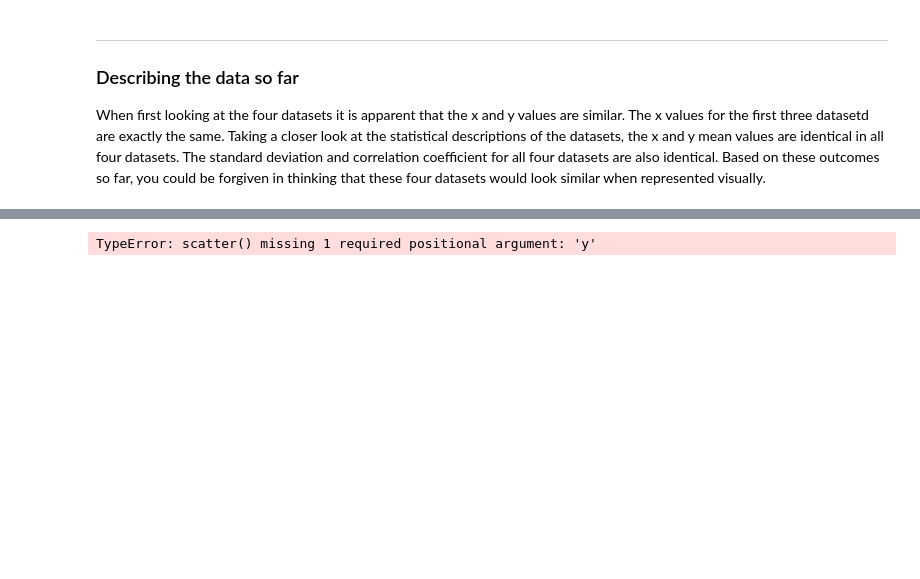
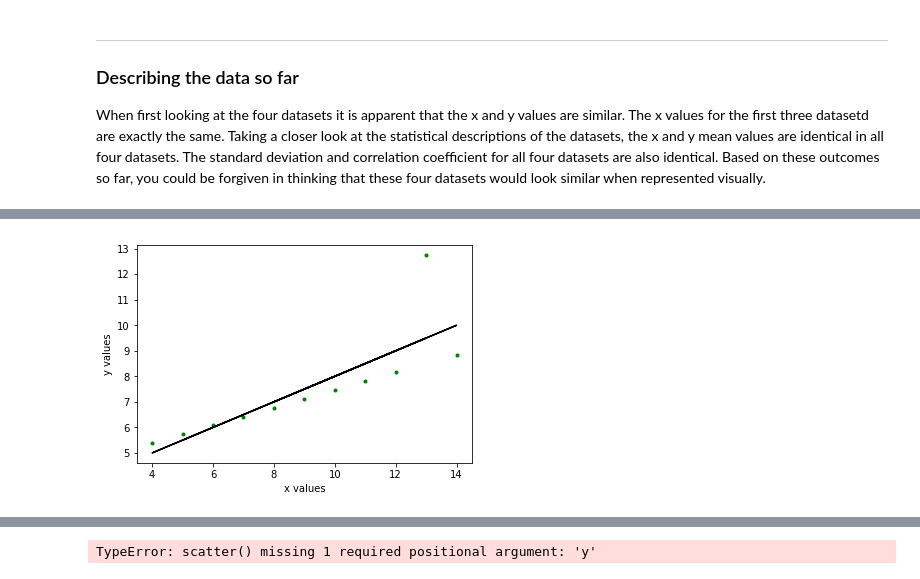
Before and after one commit to emmapatton/anscombes-quartet-dataset, a Jupyter notebook: anscombes-quartet-dataset.ipynb, the cells around one changed output, grey strips where cells are left out. Drawn from its saved outputs; the diff is of its cells as text; code cells hidden in the pictures; blank space fills up the shorter version.

```diff
--- a/anscombes-quartet-dataset.ipynb
+++ b/anscombes-quartet-dataset.ipynb
@@ -192,0 +229,16 @@ When first looking at the four datasets it is apparent that the x and y values a
+# %%
+x3 = dataset_III['x']
+y3 = dataset_III['y']
+
+m3, c3 = np.polyfit(x3, y3, 1)
+# %%
+plt.plot(x3, y3, 'g.')
+plt.plot(x3, m3 * x3 + c3, 'k-',)
+
+
+plt.xlabel('x values')
+plt.ylabel('y values')
+
+plt.show()
+# %% [output]
+[figure, added]
```
Also changed, not shown: parts of 10 cells of this notebook.
